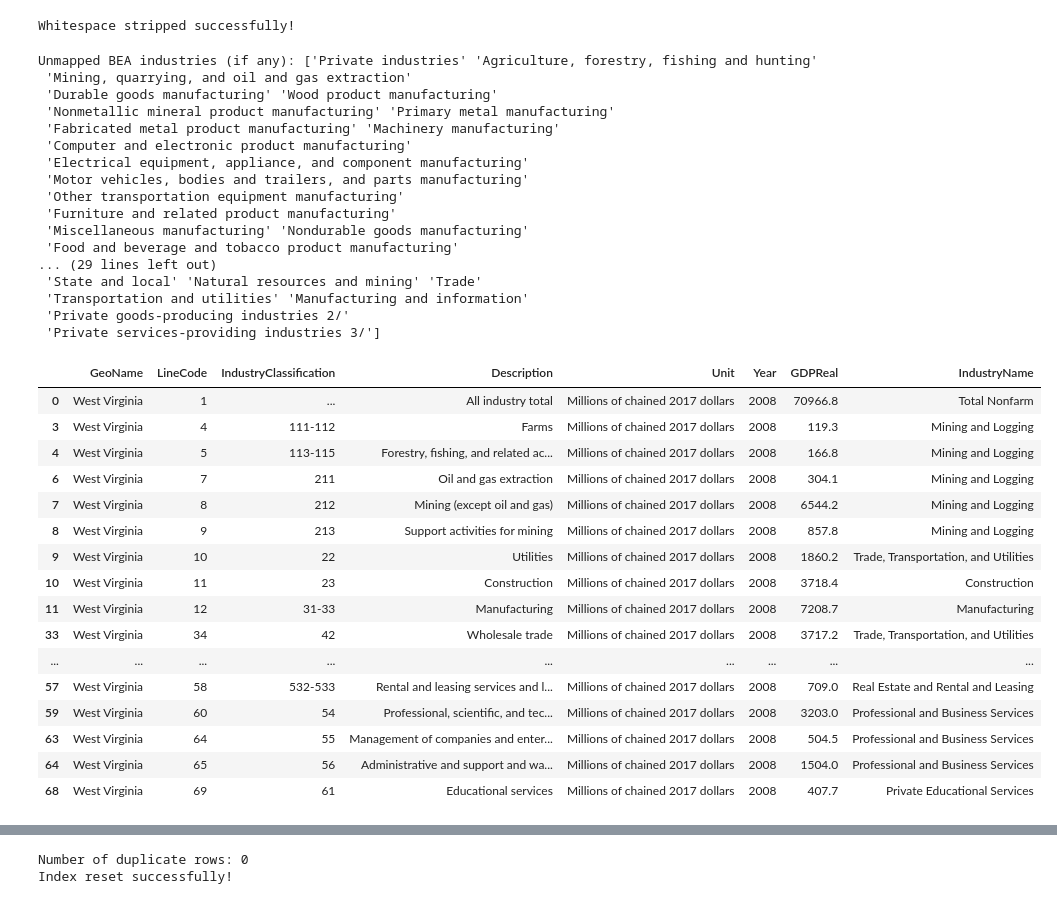
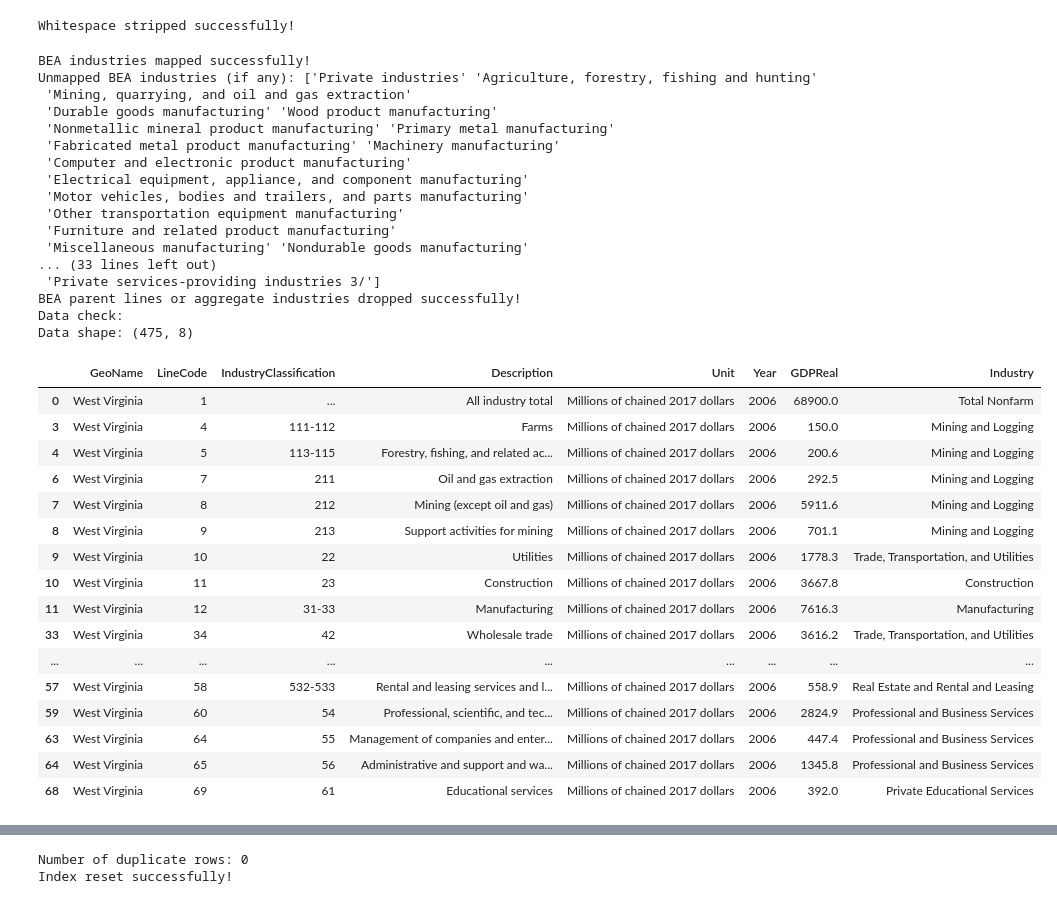
Before and after one commit to bgizzle78/nf-insights-project, a Jupyter notebook: notebooks/bea_sagdp9_wv_data_cleaning.ipynb, the cells around one changed output, grey strips where cells are left out. Drawn from its saved outputs; the diff is of its cells as text; code cells hidden in the pictures.

```diff
--- a/notebooks/bea_sagdp9_wv_data_cleaning.ipynb
+++ b/notebooks/bea_sagdp9_wv_data_cleaning.ipynb
@@ -55,13 +56,14 @@ Index(['GeoFIPS', 'GeoName', 'Region', 'TableName', 'LineCode',
       dtype='object')
 # %%
 # Drop unnecessary columns
-years = [str(y) for y in range(2008, 2025)]
+years = [str(y) for y in range(2006, 2025)]
 
 sagdp9wv_df = sagdp9wv_df[['GeoName', 'LineCode', 'IndustryClassification', 'Description', 'Unit'] + years]
 
 print('Unnecessary columns dropped successfully!')
 
 # Data check
+print('Data check:')
 print('Data shape:', sagdp9wv_df.shape)
 sagdp9wv_df.info()
 # %% [output]
@@ -98,7 +103,7 @@ Data shape: (92, 22)
 id_vars = ['GeoName', 'LineCode', 'IndustryClassification', 'Description', 'Unit']
 
 # Columns to turn into rows
-value_vars = [str(y) for y in range(2008, 2025)]
+value_vars = [str(y) for y in range(2006, 2025)]
 
 sagdp9wv_long = pd.melt(
     sagdp9wv_df,
@@ -110,6 +115,8 @@ sagdp9wv_long = pd.melt(
 
 print('Data melted successfully!')
 
+# Data check
+print('Data check:')
 print('Data shape:', sagdp9wv_long.shape)
 print(sagdp9wv_long.info())
 # %% [output]
@@ -256,57 +270,63 @@ bea_mapping = {
     'Accommodation and food services': 'Leisure and Hospitality',
 
     # Other Services
     'Other services (except government and government enterprises)': 'Other Services',
 
     # Government
     'Government and government enterprises': 'Government',
 }
 
 # Create a new column for industries using the mapping
-sagdp9wv_long['IndustryName'] = sagdp9wv_long['Description'].map(bea_mapping)
+sagdp9wv_long['Industry'] = sagdp9wv_long['Description'].map(bea_mapping)
+
+print('BEA industries mapped successfully!')
 
 # Check for any unmapped industries
-unmapped = sagdp9wv_long[sagdp9wv_long['IndustryName'].isna()]['Description'].unique()
+unmapped = sagdp9wv_long[sagdp9wv_long['Industry'].isna()]['Description'].unique()
 print('Unmapped BEA industries (if any):', unmapped)
 
 # Drop rows that are parent lines or aggregates that are not needed
-sagdp9wv_long = sagdp9wv_long.dropna(subset=['IndustryName'])
+sagdp9wv_long = sagdp9wv_long.dropna(subset=['Industry'])
 
-# Check the result
+print('BEA parent lines or aggregate industries dropped successfully!')
+
+# Data check
+print('Data check:')
+print('Data shape:', sagdp9wv_long.shape)
 sagdp9wv_long.head(20)
 # %% [output]
+BEA industries mapped successfully!
 Unmapped BEA industries (if any): ['Private industries' 'Agriculture, forestry, fishing and hunting'
  'Mining, quarrying, and oil and gas extraction'
  'Durable goods manufacturing' 'Wood product manufacturing'
  'Nonmetallic mineral product manufacturing' 'Primary metal manufacturing'
  'Fabricated metal product manufacturing' 'Machinery manufacturing'
  'Computer and electronic product manufacturing'
  'Electrical equipment, appliance, and component manufacturing'
  'Motor vehicles, bodies and trailers, and parts manufacturing'
  'Other transportation equipment manufacturing'
  'Furniture and related product manufacturing'
  'Miscellaneous manufacturing' 'Nondurable goods manufacturing'
- 'Food and beverage and tobacco product manufacturing'
-... (29 lines left out)
- 'State and local' 'Natural resources and mining' 'Trade'
- 'Transportation and utilities' 'Manufacturing and information'
- 'Private goods-producing industries 2/'
+... (33 lines left out)
  'Private services-providing industries 3/']
+BEA parent lines or aggregate industries dropped successfully!
+Data check:
+Data shape: (475, 8)
-|  | GeoName | LineCode | IndustryClassification | Description | Unit | Year | GDPReal | IndustryName |
-| 0 | West Virginia | 1 | ... | All industry total | Millions of chained 2017 dollars | 2008 | 70966.8 | Total Nonfarm |
-| 3 | West Virginia | 4 | 111-112 | Farms | Millions of chained 2017 dollars | 2008 | 119.3 | Mining and Logging |
-| 4 | West Virginia | 5 | 113-115 | Forestry, fishing, and related ac... | Millions of chained 2017 dollars | 2008 | 166.8 | Mining and Logging |
-| 6 | West Virginia | 7 | 211 | Oil and gas extraction | Millions of chained 2017 dollars | 2008 | 304.1 | Mining and Logging |
-| 7 | West Virginia | 8 | 212 | Mining (except oil and gas) | Millions of chained 2017 dollars | 2008 | 6544.2 | Mining and Logging |
-| 8 | West Virginia | 9 | 213 | Support activities for mining | Millions of chained 2017 dollars | 2008 | 857.8 | Mining and Logging |
-| 9 | West Virginia | 10 | 22 | Utilities | Millions of chained 2017 dollars | 2008 | 1860.2 | Trade, Transportation, and Utilities |
-| 10 | West Virginia | 11 | 23 | Construction | Millions of chained 2017 dollars | 2008 | 3718.4 | Construction |
-| 11 | West Virginia | 12 | 31-33 | Manufacturing | Millions of chained 2017 dollars | 2008 | 7208.7 | Manufacturing |
-| 33 | West Virginia | 34 | 42 | Wholesale trade | Millions of chained 2017 dollars | 2008 | 3717.2 | Trade, Transportation, and Utilities |
+|  | GeoName | LineCode | IndustryClassification | Description | Unit | Year | GDPReal | Industry |
+| 0 | West Virginia | 1 | ... | All industry total | Millions of chained 2017 dollars | 2006 | 68900.0 | Total Nonfarm |
+| 3 | West Virginia | 4 | 111-112 | Farms | Millions of chained 2017 dollars | 2006 | 150.0 | Mining and Logging |
+| 4 | West Virginia | 5 | 113-115 | Forestry, fishing, and related ac... | Millions of chained 2017 dollars | 2006 | 200.6 | Mining and Logging |
+| 6 | West Virginia | 7 | 211 | Oil and gas extraction | Millions of chained 2017 dollars | 2006 | 292.5 | Mining and Logging |
+| 7 | West Virginia | 8 | 212 | Mining (except oil and gas) | Millions of chained 2017 dollars | 2006 | 5911.6 | Mining and Logging |
+| 8 | West Virginia | 9 | 213 | Support activities for mining | Millions of chained 2017 dollars | 2006 | 701.1 | Mining and Logging |
+| 9 | West Virginia | 10 | 22 | Utilities | Millions of chained 2017 dollars | 2006 | 1778.3 | Trade, Transportation, and Utilities |
+| 10 | West Virginia | 11 | 23 | Construction | Millions of chained 2017 dollars | 2006 | 3667.8 | Construction |
+| 11 | West Virginia | 12 | 31-33 | Manufacturing | Millions of chained 2017 dollars | 2006 | 7616.3 | Manufacturing |
+| 33 | West Virginia | 34 | 42 | Wholesale trade | Millions of chained 2017 dollars | 2006 | 3616.2 | Trade, Transportation, and Utilities |
 | ... | ... | ... | ... | ... | ... | ... | ... | ... |
-| 57 | West Virginia | 58 | 532-533 | Rental and leasing services and l... | Millions of chained 2017 dollars | 2008 | 709.0 | Real Estate and Rental and Leasing |
-| 59 | West Virginia | 60 | 54 | Professional, scientific, and tec... | Millions of chained 2017 dollars | 2008 | 3203.0 | Professional and Business Services |
-| 63 | West Virginia | 64 | 55 | Management of companies and enter... | Millions of chained 2017 dollars | 2008 | 504.5 | Professional and Business Services |
-| 64 | West Virginia | 65 | 56 | Administrative and support and wa... | Millions of chained 2017 dollars | 2008 | 1504.0 | Professional and Business Services |
-| 68 | West Virginia | 69 | 61 | Educational services | Millions of chained 2017 dollars | 2008 | 407.7 | Private Educational Services |
+| 57 | West Virginia | 58 | 532-533 | Rental and leasing services and l... | Millions of chained 2017 dollars | 2006 | 558.9 | Real Estate and Rental and Leasing |
+| 59 | West Virginia | 60 | 54 | Professional, scientific, and tec... | Millions of chained 2017 dollars | 2006 | 2824.9 | Professional and Business Services |
+| 63 | West Virginia | 64 | 55 | Management of companies and enter... | Millions of chained 2017 dollars | 2006 | 447.4 | Professional and Business Services |
+| 64 | West Virginia | 65 | 56 | Administrative and support and wa... | Millions of chained 2017 dollars | 2006 | 1345.8 | Professional and Business Services |
+| 68 | West Virginia | 69 | 61 | Educational services | Millions of chained 2017 dollars | 2006 | 392.0 | Private Educational Services |
 # %%
```
Also changed, not shown: parts of 20 cells of this notebook, 2 other files.
